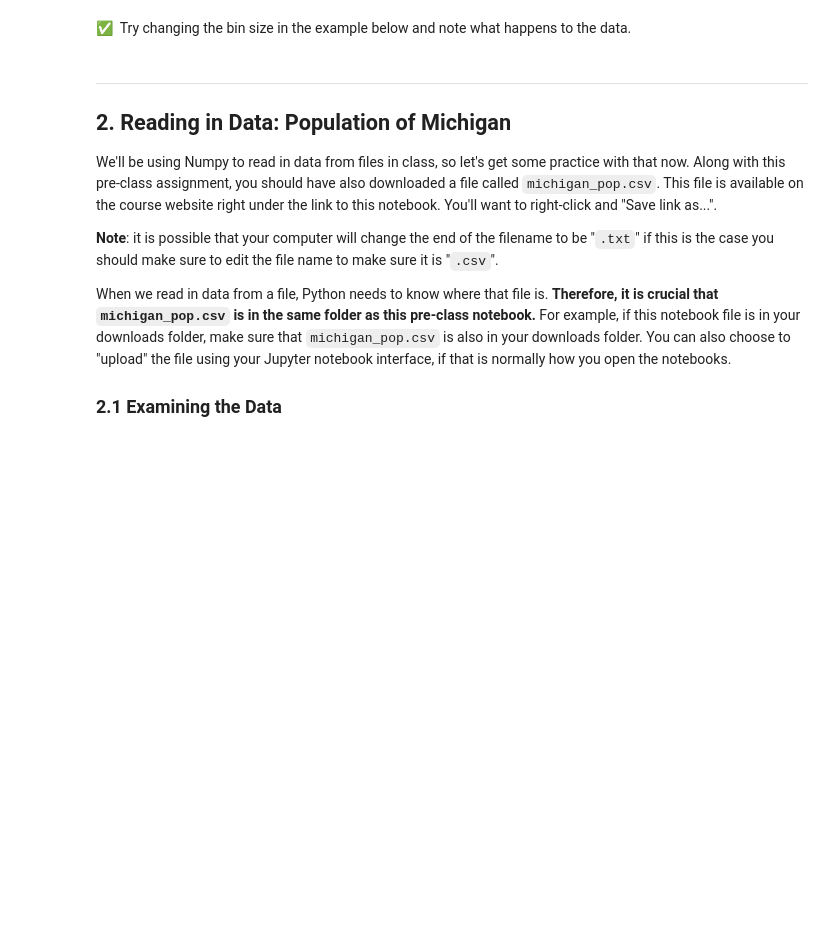
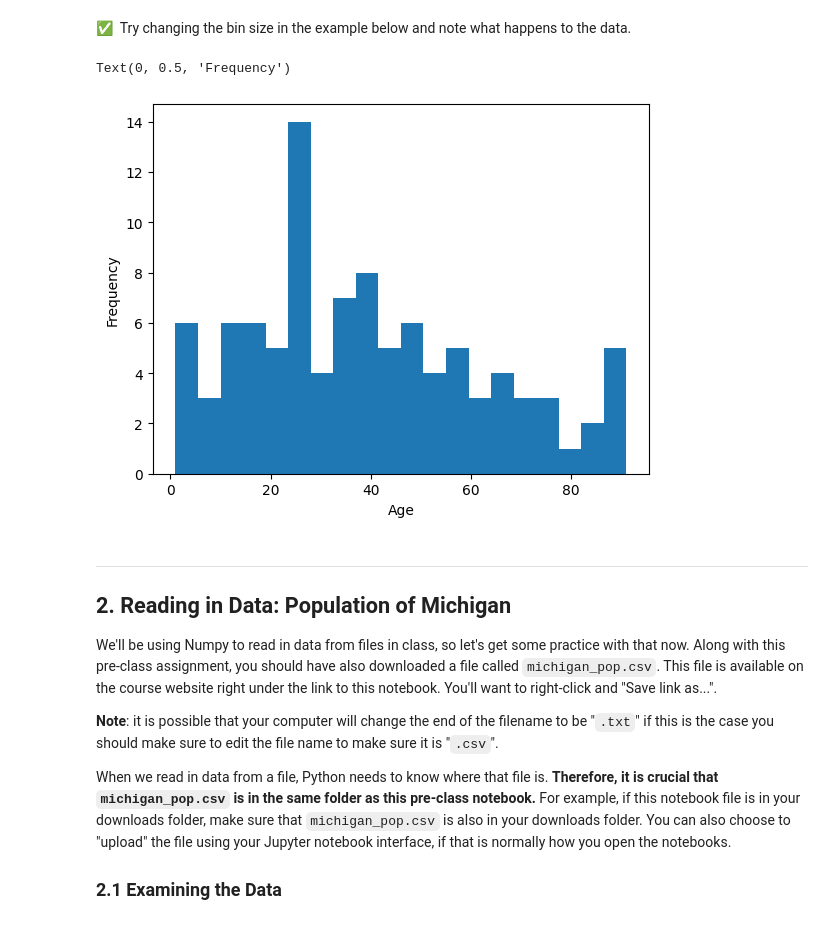
Before and after one commit to andrew-koren/cautious-adventure, a Jupyter notebook: my shit/cmse/Day-09_Pre-Class_IntroToNumPy-STUDENT.ipynb, the cells around one changed output. Drawn from its saved outputs; the diff is of its cells as text; code cells hidden in the pictures; blank space fills up the shorter version.

```diff
--- a/my shit/cmse/Day-09_Pre-Class_IntroToNumPy-STUDENT.ipynb
+++ b/my shit/cmse/Day-09_Pre-Class_IntroToNumPy-STUDENT.ipynb
@@ -239,6 +351,12 @@ plt.ylabel('Frequency')
 &#9989;&nbsp;  Try changing the bin size in the example below and note what happens to the data.
 # %%
 # Put your commented code here:
+plt.hist(ages_dataset,bins=20)
+plt.xlabel('Age')
+plt.ylabel('Frequency')
+# %% [output]
+Text(0, 0.5, 'Frequency')
+[figure, added]
 # %% [markdown]
 ---
 
```
Also changed, not shown: parts of 33 cells of this notebook, 2 other files.
